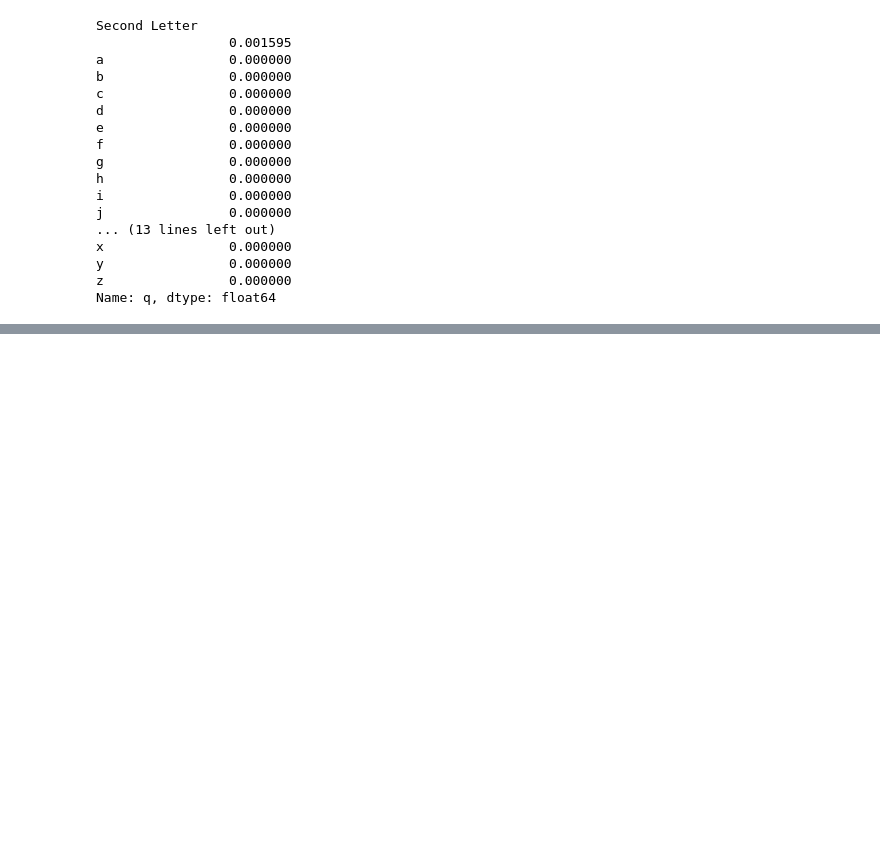
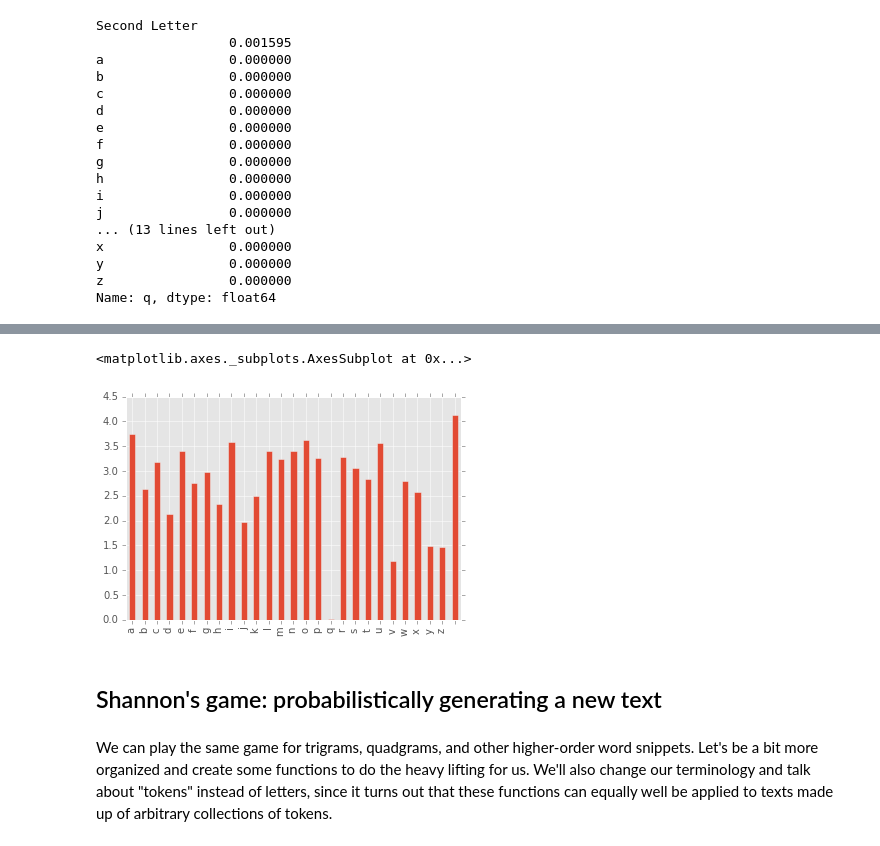
Before and after one commit to jvkersch/pattern-theory, a Jupyter notebook: Analyzing n-tuples.ipynb, the cells around one changed output, grey strips where cells are left out. Cells and saved outputs as stored; diff of their text form; code cells hidden in the pictures; blank space fills up the shorter version.

```diff
--- a/Analyzing n-tuples.ipynb
+++ b/Analyzing n-tuples.ipynb
@@ -145,2 +150,4 @@ p2['Count'] /= p2['Count'].sum()
 # %%
 frequency_table = p2.pivot(index='First Letter', columns='Second Letter', values='Count')
+conditional_pdf = frequency_table.div(frequency_table.sum(axis=1), axis=0)
+conditional_pdf = conditional_pdf.fillna(0)
@@ -187,3 +153,0 @@ plt.imshow(frequency_table, interpolation='none')
-# %%
-conditional_pdf = frequency_table.div(frequency_table.sum(axis=1), axis='index')
-conditional_pdf = conditional_pdf.fillna(0)
@@ -288,3 +196,0 @@ entropy(p2['Count'], base=2)
-# %%
-for letter in letters:
-    print letter, entropy(conditional_pdf.loc[letter], base=2)
@@ -389,16 +196,0 @@ Length: 4061, dtype: float64
-# %%
-quadgram_counter = Counter(quadgrams)
-quadgram_counts = quadgram_counter.values()
-
-_p4_data = np.zeros((len(p3), len(letters)), dtype=int)
-for n, trigram in enumerate(p3.index):
-    for i, letter in enumerate(letters):
-        index = tuple(trigram + letter)
-        _p4_data[n, i] = quadgram_counter[index]
-
-p4 = pd.DataFrame(
-    _p4_data,
-    index=p3.index,
-    columns=letters
-)
-#p4 /= _p4_data.sum()
@@ -540,0 +227,16 @@ Object `ax.hxlines` not found.
+# %%
+from scipy.stats import entropy
+
+conditional_entropy = pd.Series(
+    index=letters,
+    data=[entropy(conditional_pdf.loc[letter], base=2) for letter in letters]
+)
+conditional_entropy.plot(kind='bar')
+# %% [output]
+<matplotlib.axes._subplots.AxesSubplot at 0x...>
+[figure, added]
+# %% [markdown]
+Shannon's game: probabilistically generating a new text
+--
+# %% [markdown]
+We can play the same game for trigrams, quadgrams, and other higher-order word snippets. Let's be a bit more organized and create some functions to do the heavy lifting for us. We'll also change our terminology and talk about "tokens" instead of letters, since it turns out that these functions can equally well be applied to texts made up of arbitrary collections of tokens.
```
Also changed, not shown: parts of 115 cells of this notebook.
